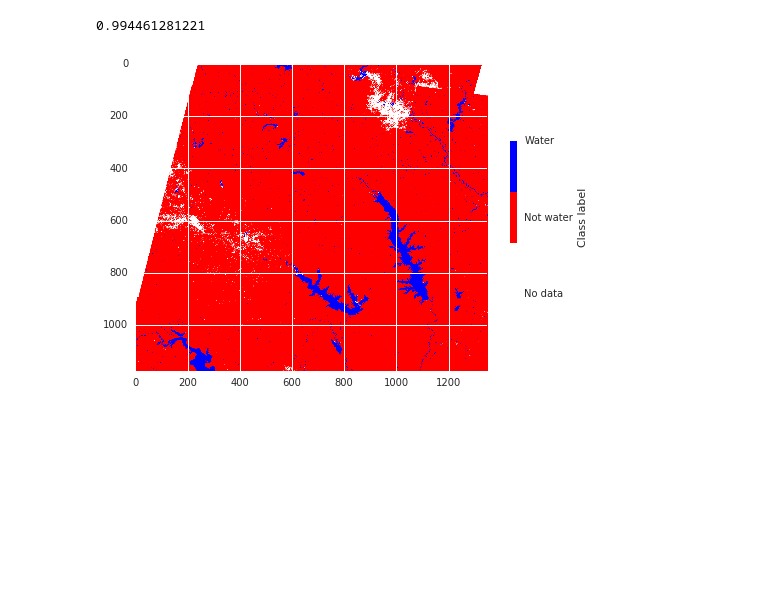
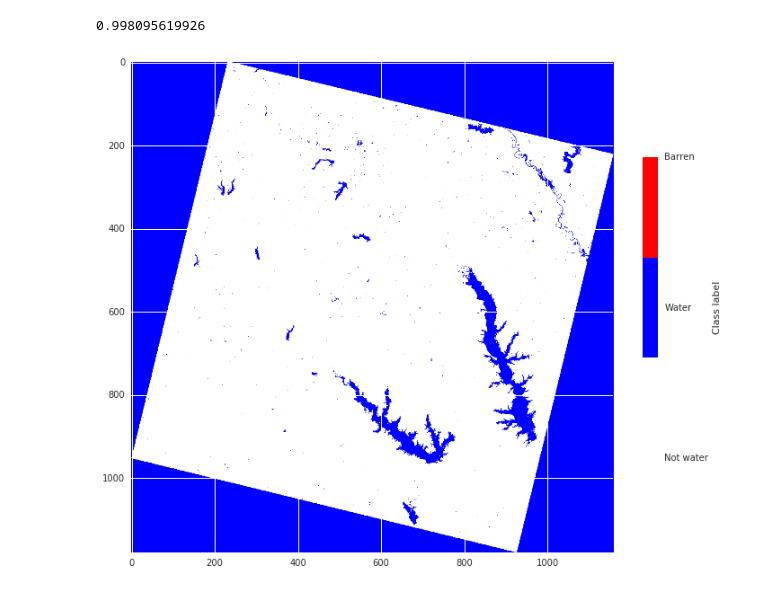
Before and after one commit to nongroup-lanl/ee-notebooks, a Jupyter notebook: ee-sandbox.ipynb, the cells around one changed output. Cells and saved outputs as stored; diff of their text form; code cells hidden in the pictures; blank space fills up the shorter version.

```diff
--- a/ee-sandbox.ipynb
+++ b/ee-sandbox.ipynb
@@ -49,6 +97,6 @@ print(bands)
 # %%
-training = stacked.sample(numPixels=10000, seed=0).filter(ee.Filter.neq('water', 0)).select(bands)
-validation = stacked.sample(numPixels=10000, seed=1).filter(ee.Filter.neq('water', 0)).select(bands)
+training = stacked.sample(numPixels=10000, seed=0).select(bands)
+validation = stacked.sample(numPixels=10000, seed=1).select(bands)
 # %%
-classifier = ee.Classifier.svm().train(training, 'water')
+classifier = ee.Classifier.svm().train(training, 'label')
 # %%
@@ -56,7 +103,7 @@ classifier = ee.Classifier.svm().train(training, 'water')
 classified = stacked.classify(classifier, 'classification')
 # %%
 validated = validation.classify(classifier, 'classification')
-accuracy = validated.errorMatrix('water', 'classification')
+accuracy = validated.errorMatrix('label', 'classification')
 print(accuracy.accuracy().getInfo())
 # %% [output]
-0.994461281221
+0.998095619926
@@ -68,29 +110,18 @@ filename = download_tiff(clipped, scale=200)
-# %%
-cmap = colors.ListedColormap(['white', 'red', 'blue'])
-bounds = [0, 0.5, 1.5, 2]
-norm = colors.BoundaryNorm(bounds, cmap.N)
-with rasterio.open(filename) as r:
-    results = r.read(1)
-#print(results.shape)
-#results = np.stack([results[4], results[3], results[2]], axis=-1)
-#print(results.shape)
-im = plt.imshow(results, cmap=cmap, norm=norm)
-cb = plt.colorbar(im, shrink=0.5, label='Class label', ticks=[0, 1, 2])
-cb.ax.set_yticklabels(['No data', 'Not water', 'Water']);
-# %% [output]
-[figure, removed]
 # %%
 filename = download_tiff(classified.clip(img.geometry()), scale=200)
 # %%
-cmap = colors.ListedColormap(['red', 'blue'])
-bounds = [1, 1.5, 2]
+cmap = colors.ListedColormap(['white', 'blue', 'red'])
+bounds = [0, 0.5, 1.5, 2]
 norm = colors.BoundaryNorm(bounds, cmap.N)
 with rasterio.open(filename) as r:
     results = r.read(1)
 #print(results.shape)
 #results = np.stack([results[4], results[3], results[2]], axis=-1)
 #print(results.shape)
+fig, ax = plt.subplots(1, 1, figsize=(12,12))
 im = plt.imshow(results, cmap=cmap, norm=norm)
-cb = plt.colorbar(im, shrink=0.5, label='Class label', ticks=[1, 2])
-cb.ax.set_yticklabels(['Not water', 'Water']);
+cb = plt.colorbar(im, ax=ax, shrink=0.5, label='Class label', ticks=[0, 1, 2])
+cb.ax.set_yticklabels(['Not water', 'Water', 'Barren']);
+# %% [output]
+[figure, added]
 # %%
```
Also changed, not shown: parts of 18 cells of this notebook.
